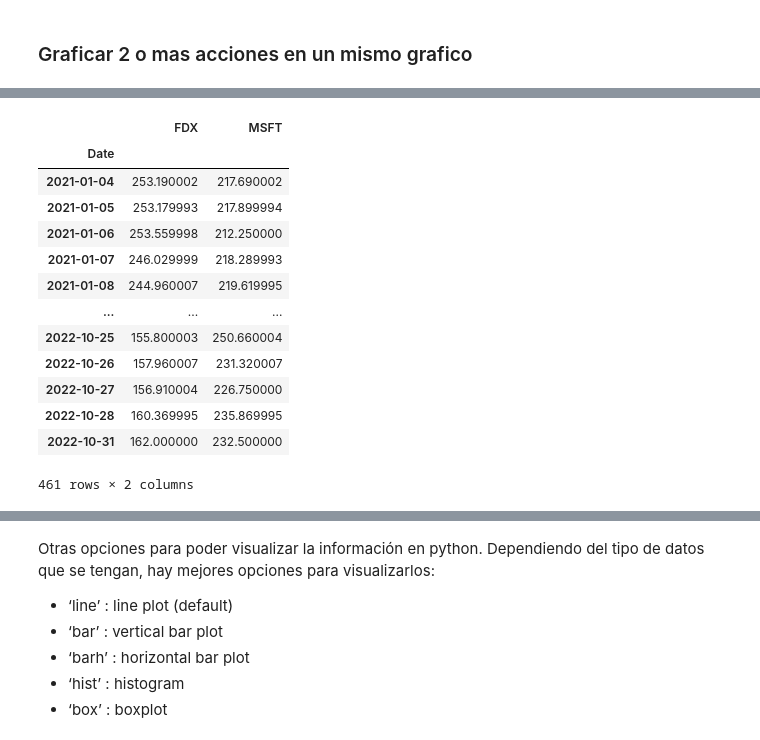
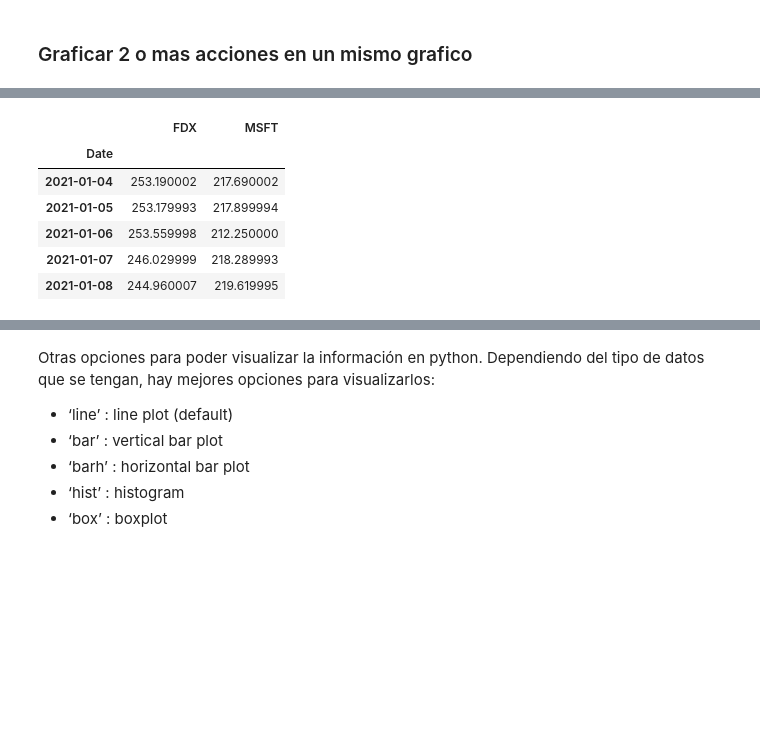
Before and after one commit to gabilang12/finanzas_corporativas, a Jupyter notebook: fc_parte_5.ipynb, the cells around one changed output, grey strips where cells are left out. Saved outputs shown, nothing was run; the diff lists cells and outputs as text; code cells hidden in the pictures; blank space fills up the shorter version.

```diff
--- a/fc_parte_5.ipynb
+++ b/fc_parte_5.ipynb
@@ -90,10 +121,9 @@ layout
 # %% [markdown]
 ### Graficar 2 o mas acciones en un mismo grafico
 # %%
-#importamos una segunda accion en el mimo lapso de tiempo que la primera
+#importamos 2 acciones en el mismo lapso de tiempo que la primera
 start = datetime(2021, 1, 1)
 end = datetime(2022, 10, 31)
 
-index = 'MSFT'
-df2 = pdr.get_data_yahoo(index, start = start, end = end)
-df2
+df2 = pdr.get_data_yahoo('MSFT', start = start, end = end)
+df3 = pdr.get_data_yahoo('FDX', start = start, end = end)
@@ -115,22 +130,15 @@ df2
 # %%
 #agregamos las columnas necesarias para que solo nos queden los valores de clausura de cada accion
-df['FDX'] = df['Close']
-df['MSFT'] = df2['Close']
-df = df.drop(columns=['High', 'Low', 'Open', 'Close', 'Volume', 'Adj Close'], axis = 1)
-df
+df3['FDX'] = df3['Close']
+df3['MSFT'] = df2['Close']
+df3 = df3.drop(columns=['High', 'Low', 'Open', 'Close', 'Volume', 'Adj Close'], axis = 1)
+df3.head()
 # %% [output]
 |  | FDX | MSFT |
 | Date |  |  |
 | 2021-01-04 | 253.190002 | 217.690002 |
 | 2021-01-05 | 253.179993 | 217.899994 |
 | 2021-01-06 | 253.559998 | 212.250000 |
 | 2021-01-07 | 246.029999 | 218.289993 |
 | 2021-01-08 | 244.960007 | 219.619995 |
-| ... | ... | ... |
-| 2022-10-25 | 155.800003 | 250.660004 |
-| 2022-10-26 | 157.960007 | 231.320007 |
-| 2022-10-27 | 156.910004 | 226.750000 |
-| 2022-10-28 | 160.369995 | 235.869995 |
-| 2022-10-31 | 162.000000 | 232.500000 |
-461 rows × 2 columns
 # %%
```
Also changed, not shown: parts of 9 cells of this notebook.
